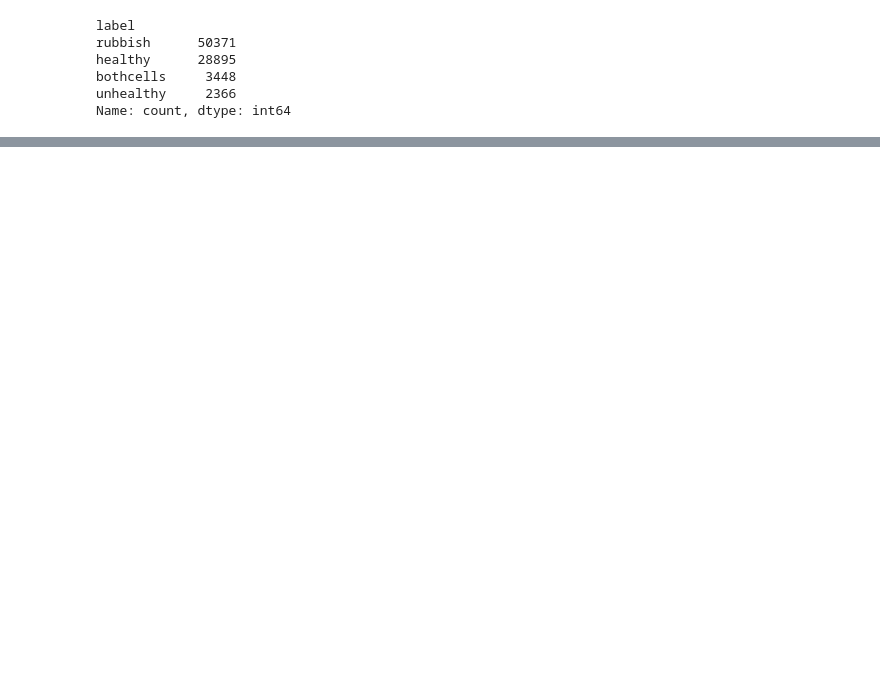
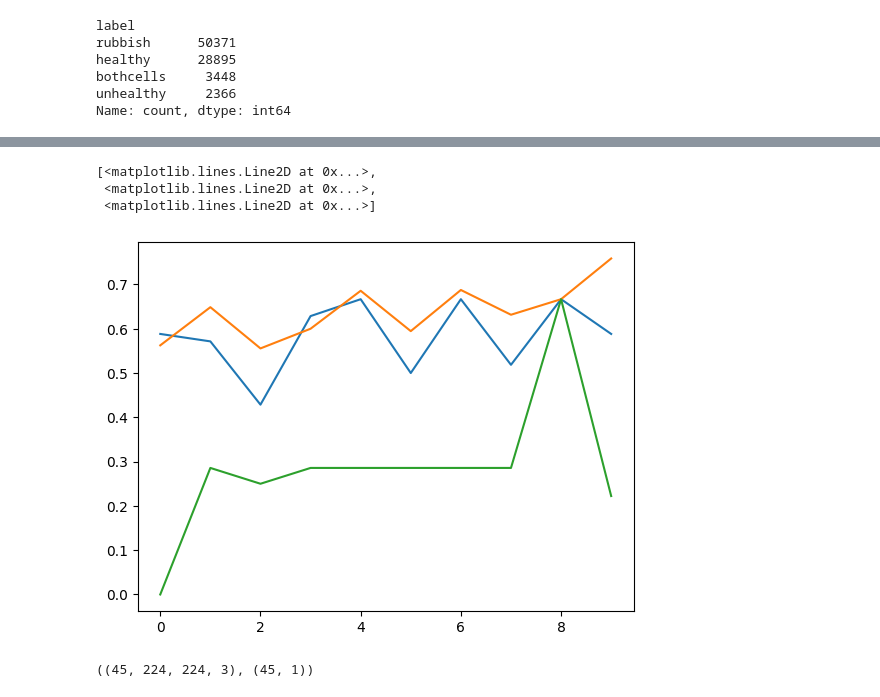
Before and after one commit to Laumartin4/smearly, a Jupyter notebook: notebooks/Eve_smearly.ipynb, the cells around one changed output, grey strips where cells are left out. Drawn from its saved outputs; the diff is of its cells as text; code cells hidden in the pictures; blank space fills up the shorter version.

Commit message:
1er modele

```diff
--- a/notebooks/Eve_smearly.ipynb
+++ b/notebooks/Eve_smearly.ipynb
@@ -119,18 +314,32 @@ from tensorflow.keras import layers, optimizers, callbacks
 # %%
 model = Sequential()
 
-model.add(layers.Input((150, 150, 3)))
-model.add(layers.Conv2D(filters=32, kernel_size=(3,3), activation="relu", padding="same"))
-model.add(layers.Conv2D(filters=32, kernel_size=(3,3), activation="relu", padding="same"))
-model.add(layers.Conv2D(filters=64, kernel_size=(3,3), activation="relu", padding="same"))
-model.add(layers.Conv2D(filters=128, kernel_size=(3,3), activation="relu", padding="same"))
+model.add(layers.Input((224, 224, 3)))
+model.add(layers.Rescaling(1./255))
+
+model.add(layers.Conv2D(filters = 32, kernel_size = (3,3), activation="relu", padding="same"))
+model.add(layers.MaxPooling2D(pool_size=(2, 2), padding="same") )
+
+
+model.add(layers.Conv2D(filters = 32, kernel_size = (3,3), activation="relu", padding="same"))
+model.add(layers.MaxPooling2D(pool_size=(2, 2), padding="same") )
+
+
+model.add(layers.Conv2D(filters = 64, kernel_size = (3,3), activation="relu", padding="same"))
+model.add(layers.MaxPooling2D(pool_size=(2, 2), padding="same") )
+
+model.add(layers.Conv2D(filters = 128, kernel_size = (3,3), activation="relu", padding="same"))
+model.add(layers.MaxPooling2D(pool_size=(2, 2), padding="same") )
 
 model.add(layers.Flatten())
+
+# Here we flatten our data to end up with just one dimension
 
 model.add(layers.Dense(64, activation="relu"))
 
 model.add(layers.Dropout(0.5))
 
-model.add(layers.Dense(1, activation="sigmoid"))
+model.add(layers.Dense(3, activation="softmax"))
+
 
 model.summary()
@@ -136,0 +368,9 @@ model.summary()
+# %%
+adam = optimizers.Adam(learning_rate = 0.001)
+model.compile(loss='categorical_crossentropy',
+              optimizer=adam,
+              metrics=['f1_score'])
+# %%
+batch_size = 1
+# %%
+history = model.fit(X_train, y_cat_train, batch_size=batch_size, epochs=10, validation_split=0.2)
@@ -136,0 +398,11 @@ model.summary()
+# %%
+plt.plot(history.history['f1_score'])
+# %% [output]
+[<matplotlib.lines.Line2D at 0x...>,
+ <matplotlib.lines.Line2D at 0x...>,
+ <matplotlib.lines.Line2D at 0x...>]
+[figure, added]
+# %%
+X_train.shape,y_train.shape
+# %% [output]
+((45, 224, 224, 3), (45, 1))
```
Also changed, not shown: parts of 33 cells of this notebook.
